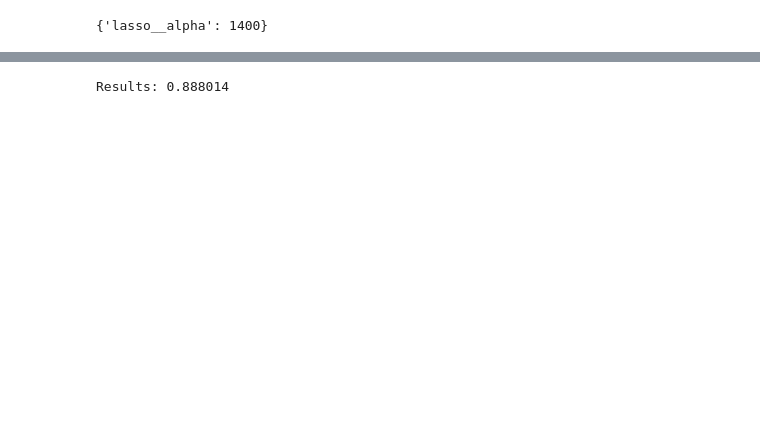
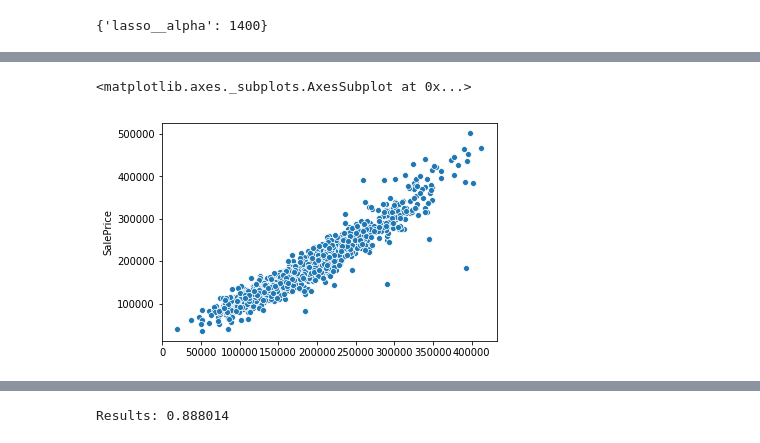
Before and after one commit to luigi-0/House-Prices, a Jupyter notebook: parameter_tuning/gbr_grid.ipynb, the cells around one changed output, grey strips where cells are left out. Drawn from its saved outputs; the diff is of its cells as text; code cells hidden in the pictures; blank space fills up the shorter version.

```diff
--- a/parameter_tuning/gbr_grid.ipynb
+++ b/parameter_tuning/gbr_grid.ipynb
@@ -497,0 +504,5 @@ Results: 0.889346
+# %%
+sns.scatterplot(ridge_grid_pred, house_labels)
+# %% [output]
+<matplotlib.axes._subplots.AxesSubplot at 0x...>
+[figure, added]
```
Also changed, not shown: parts of 22 cells of this notebook.
